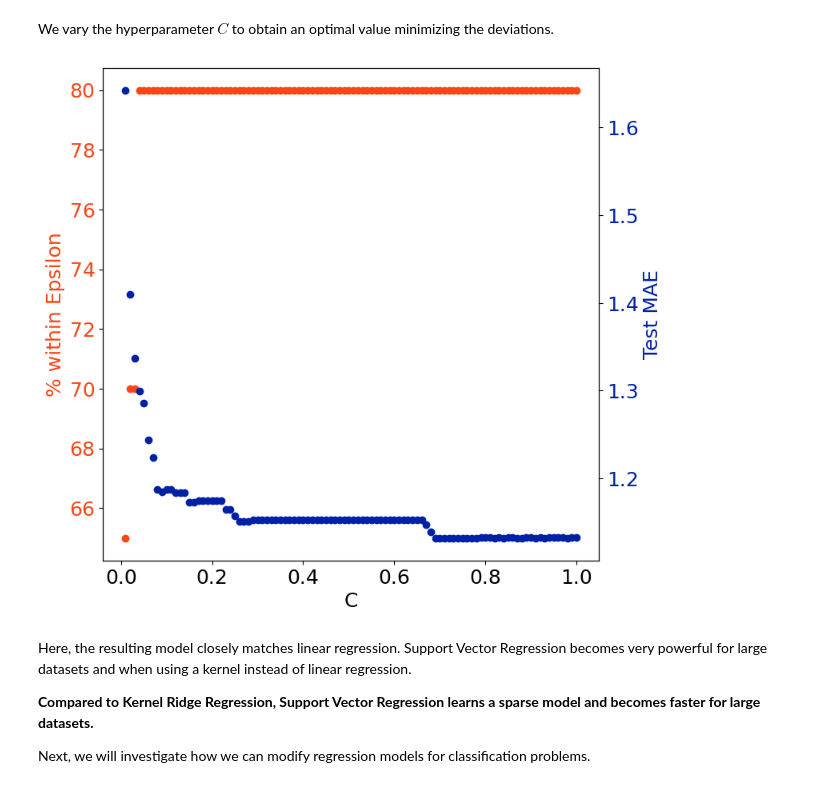
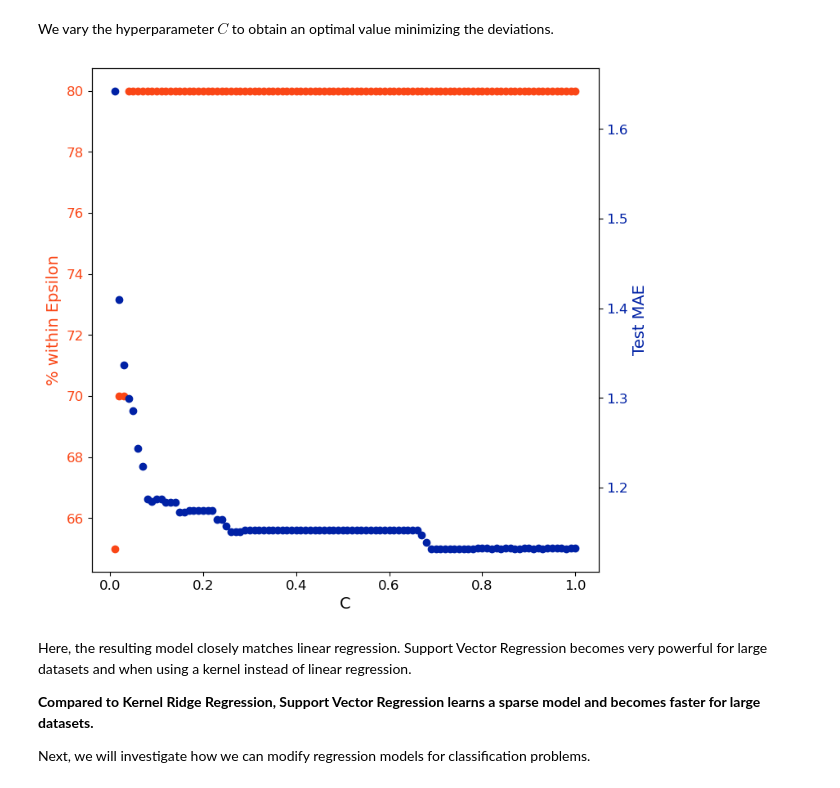
Before and after one commit to rhennig/EMA4935, a Jupyter notebook: Notebooks/09_Regularization_and_support_vector_regression.ipynb, the cells around one changed output. Cells and saved outputs as stored; diff of their text form; code cells hidden in the pictures.

```diff
--- a/Notebooks/09_Regularization_and_support_vector_regression.ipynb
+++ b/Notebooks/09_Regularization_and_support_vector_regression.ipynb
@@ -30,8 +30,8 @@ from sklearn.metrics         import mean_absolute_error
 import warnings
 warnings.filterwarnings('ignore')
 
-plt.rc('xtick', labelsize=18)
-plt.rc('ytick', labelsize=18)
+plt.rc('xtick', labelsize=12)
+plt.rc('ytick', labelsize=12)
 
 blue   = '#0021A5'
 orange = '#FA4616'
@@ -465,37 +465,37 @@ for c in c_values:
     varied_svr.fit(X_train, y_train)
 
     test_mae = mean_absolute_error( y_test, varied_svr.predict(X_test) )
     test_mae_list.append(test_mae)
 
     # Loop over all test points and identify the ones that are within epsilon of the model
     within_epsilon = 0
     for i in range(y_test.size):
         if np.abs(y_test[i] - varied_svr.predict(X_test)[i]) <= epsilon:
             within_epsilon += 1
 
     percentage_within_epsilon = 100*within_epsilon/y_test.size
     percentage_within_epsilon_list.append(percentage_within_epsilon)
 
 fig, ax1 = plt.subplots(figsize=(8,8))
 
-ax1.set_xlabel('C', fontsize=18)
-ax1.set_ylabel('% within Epsilon', color=orange, fontsize=18)
+ax1.set_xlabel('C', fontsize=14)
+ax1.set_ylabel('% within Epsilon', color=orange, fontsize=14)
 
 ax1.scatter(c_values, percentage_within_epsilon_list, color=orange)
 
 ax1.tick_params(axis='y', labelcolor=orange)
 
 ax2 = ax1.twinx()
 
-ax2.set_ylabel('Test MAE', color=blue, fontsize=18)
+ax2.set_ylabel('Test MAE', color=blue, fontsize=14)
 
 ax2.scatter(c_values, test_mae_list, color=blue)
 
 ax2.tick_params(axis='y', labelcolor=blue)
 
 plt.show()
 # %% [output]
-[figure, old version]
+[figure, new version]
 # %% [markdown]
 Here, the resulting model closely matches linear regression. Support Vector Regression becomes very powerful for large datasets and when using a kernel instead of linear regression.
 
```
Also changed, not shown: parts of 15 cells of this notebook.
